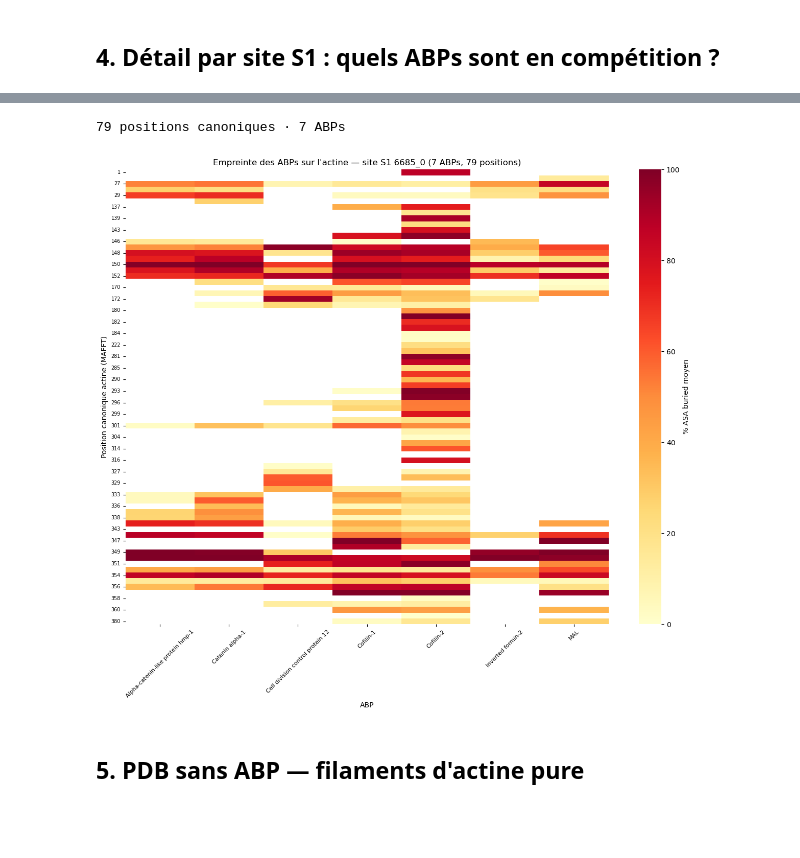
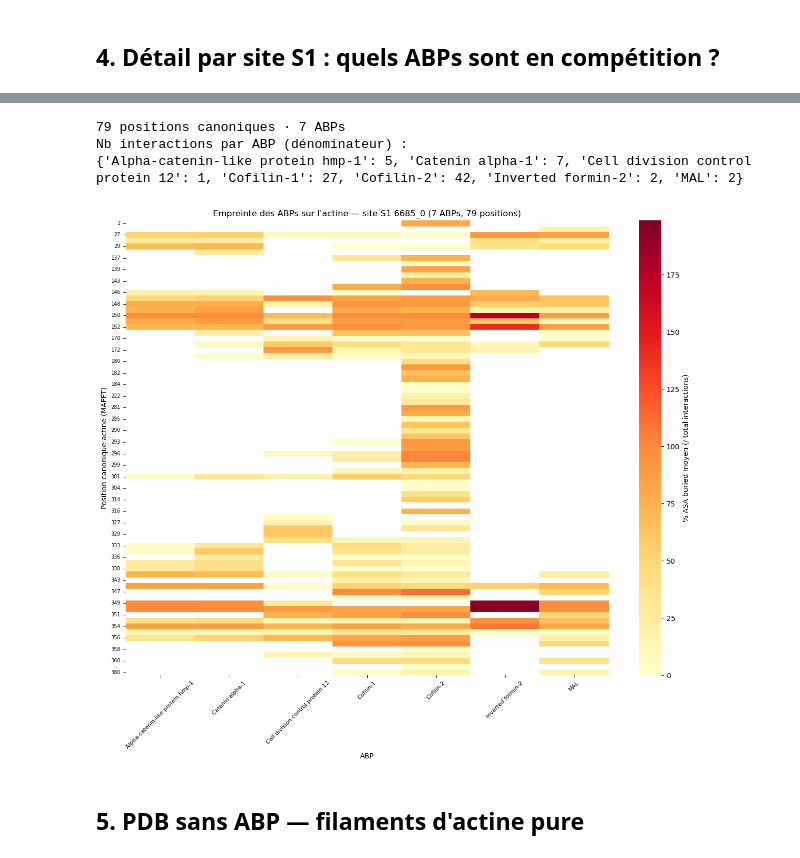
Before and after one commit to anaisdlss/actin_project, a Jupyter notebook: notebooks/abp_analysis.ipynb, the cells around one changed output, grey strips where cells are left out. Drawn from its saved outputs; the diff is of its cells as text; code cells hidden in the pictures; blank space fills up the shorter version.

Commit message:
Heatmap empreinte : moyenne sur total interactions (pas seulement celles avec contact)

```diff
--- a/notebooks/abp_analysis.ipynb
+++ b/notebooks/abp_analysis.ipynb
@@ -310,7 +310,7 @@ Site S1 : 6685_0 — 7 ABPs en compétition
 | 2 | Cell division control protein 12 | 1 | 1 | 1 | 0_73848_0 | 773.056848 | 67.000000 |
 # %%
 # Charger résidus d'interface et interactions pour relier positions → ABP
-df3_nb   = pd.read_csv("../data/filtered/details/3.interface_residues.csv")
+df3_nb    = pd.read_csv("../data/filtered/details/3.interface_residues.csv")
 df_int_nb = pd.read_csv("../data/filtered/details/1.interactions.csv")
 
 df3_nb["residue_number_canon_mafft"] = pd.to_numeric(
@@ -327,6 +327,12 @@ site_with_ids = site_data.merge(
     how="inner"
 )
 
+# Total d'interactions par ABP (dénominateur global — absences = 0)
+_n_inter_total = (
+    site_with_ids.groupby("protein")["interaction_id"].nunique()
+    .rename("n_total")
+)
+
 # Garder seulement les résidus de la chaîne actine (S1)
 _id_to_actin = site_with_ids.set_index("interaction_id")["chain_A_id"].str.lower()
 _id_to_prot  = site_with_ids.set_index("interaction_id")["protein"]
@@ -339,45 +345,53 @@ df3_site = df3_site.dropna(subset=["residue_number_canon_mafft", "protein"])
 df3_site["canon"] = df3_site["residue_number_canon_mafft"].astype(int)
 
 print(f"{df3_site['canon'].nunique()} positions canoniques · {df3_site['protein'].nunique()} ABPs")
+print("Nb interactions par ABP (dénominateur) :")
+print(_n_inter_total.to_dict())
 
-# Heatmap : position canonique actine (Y) × ABP (X), intensité = % ASA buried moyen
-footprint = (
+# Somme ASA par (protein, canon), puis division par le total d'interactions
+footprint_sum = (
     df3_site.groupby(["protein", "canon"])["buried_ASA_percent"]
-    .mean()
+    .sum()
     .reset_index()
+    .rename(columns={"buried_ASA_percent": "asa_sum"})
 )
-pivot_fp = footprint.pivot_table(
+footprint_sum = footprint_sum.join(_n_inter_total, on="protein")
+footprint_sum["asa_mean"] = footprint_sum["asa_sum"] / footprint_sum["n_total"]
+
+pivot_fp = footprint_sum.pivot_table(
     index="canon", columns="protein",
-    values="buried_ASA_percent", fill_value=0
+    values="asa_mean", fill_value=0
 )
 pivot_fp.columns.name = "ABP"
 
 fig_fp, ax_fp = plt.subplots(
     figsize=(max(7, pivot_fp.shape[1] * 1.8), max(6, pivot_fp.shape[0] * 0.14))
 )
 sns.heatmap(
     pivot_fp,
     ax=ax_fp,
     cmap="YlOrRd",
     mask=pivot_fp == 0,
     linewidths=0,
     vmin=0,
-    cbar_kws={"label": "% ASA buried moyen"},
+    cbar_kws={"label": "% ASA buried moyen (/ total interactions)"},
 )
 ax_fp.set_title(
     f"Empreinte des ABPs sur l'actine — site S1 {SITE_S1} "
     f"({pivot_fp.shape[1]} ABPs, {pivot_fp.shape[0]} positions)",
     fontsize=12,
 )
 ax_fp.set_xlabel("ABP", fontsize=10)
 ax_fp.set_ylabel("Position canonique actine (MAFFT)", fontsize=10)
 ax_fp.tick_params(axis="x", rotation=45, labelsize=8)
 ax_fp.tick_params(axis="y", labelsize=7)
 plt.tight_layout()
 plt.show()
 # %% [output]
 79 positions canoniques · 7 ABPs
+Nb interactions par ABP (dénominateur) :
+{'Alpha-catenin-like protein hmp-1': 5, 'Catenin alpha-1': 7, 'Cell division control protein 12': 1, 'Cofilin-1': 27, 'Cofilin-2': 42, 'Inverted formin-2': 2, 'MAL': 2}
-[figure, old version]
+[figure, new version]
 # %% [markdown]
 ## 5. PDB sans ABP — filaments d'actine pure
 # %%
```
